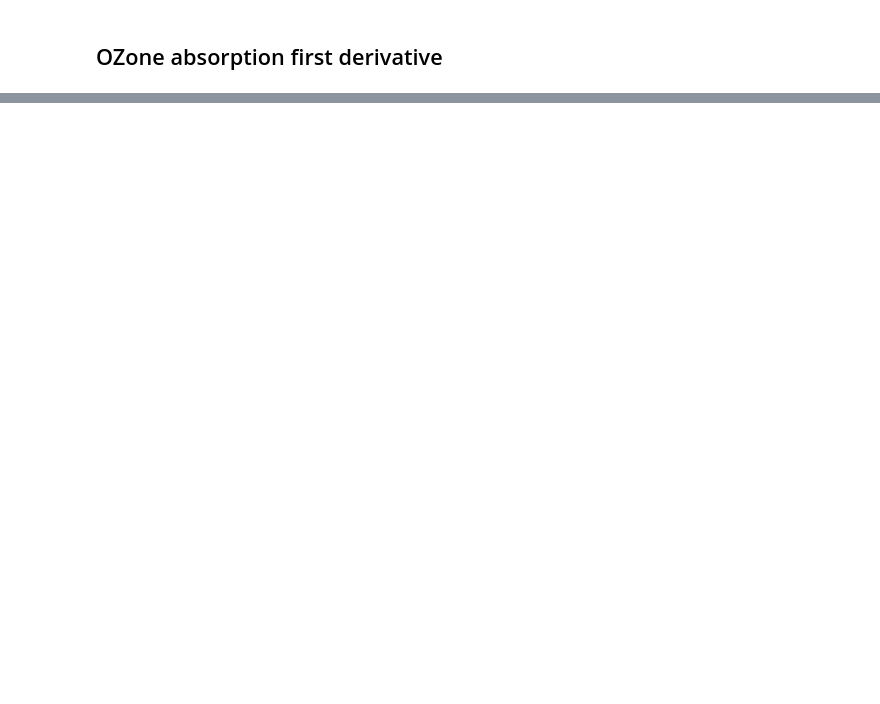
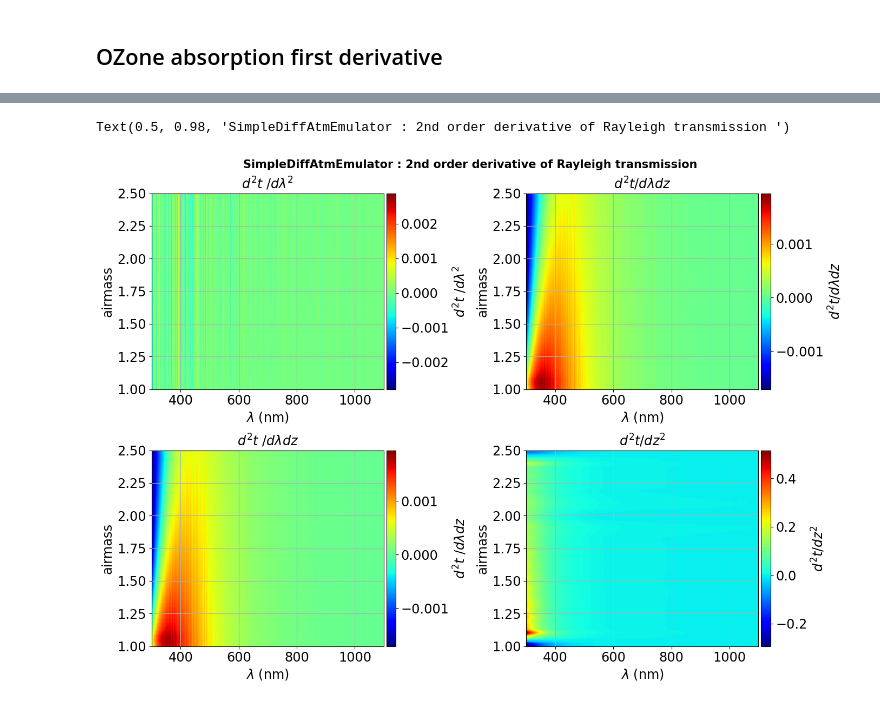
Before and after one commit to sylvielsstfr/AtmEmulator, a Jupyter notebook: docs/notebooks/diffemulator/test_SimlDiffEmulator_differentiation.ipynb, the cells around one changed output, grey strips where cells are left out. Cells and saved outputs as stored; diff of their text form; code cells hidden in the pictures; blank space fills up the shorter version.

```diff
--- a/docs/notebooks/diffemulator/test_SimlDiffEmulator_differentiation.ipynb
+++ b/docs/notebooks/diffemulator/test_SimlDiffEmulator_differentiation.ipynb
@@ -237,0 +252,4 @@ Text(0.5, 0.98, 'SimpleDiffAtmEmulator : 1st order derivative Ozone absorption t
+# %%
+many_airmasses = jnp.linspace(airmasses.min(),airmasses.max(),50)
+# %%
+diff_transm = jit(twomap_2args_12(emul.hessian_Rayleightransparency))(WL,many_airmasses)
@@ -237,0 +276,30 @@ Text(0.5, 0.98, 'SimpleDiffAtmEmulator : 1st order derivative Ozone absorption t
+# %%
+diff_transm =  (diff_transm[0][0], diff_transm[0][1],diff_transm[1][0], diff_transm[1][1])
+# %%
+fig, axs = plt.subplots(2,2,figsize=(14,10),tight_layout=True)
+
+axs =axs.flatten()
+
+subplot_titles = [ "$d^2t\ / d\\lambda^2$", "$d^2t / d\\lambda dz$", "$d^2t\ / d\\lambda dz$", "$d^2t / dz^2$"]
+global_title = f"SimpleDiffAtmEmulator : 2nd order derivative of Rayleigh transmission "
+
+for idx,ax in enumerate(axs):
+
+
+    im = ax.imshow(diff_transm[idx],origin="lower",aspect="auto",extent=(WL.min(),WL.max(),airmasses.min(),airmasses.max()),cmap=cmap_chosen)
+    ax.set_xlabel("$\lambda$ (nm)")
+    ax.set_ylabel("airmass")
+
+
+    ax.set_title(subplot_titles[idx])
+    ax.grid()
+
+    divider = make_axes_locatable(ax)
+    cax = divider.append_axes('right', size='4%', pad=0.05)
+    cb = fig.colorbar(im, cax=cax, orientation='vertical')
+    cb.set_label(subplot_titles[idx])
+
+plt.suptitle(global_title,fontweight="bold",fontsize=15)
+# %% [output]
+Text(0.5, 0.98, 'SimpleDiffAtmEmulator : 2nd order derivative of Rayleigh transmission ')
+[figure, added]
```
Also changed, not shown: parts of 12 cells of this notebook, 6 other files.
